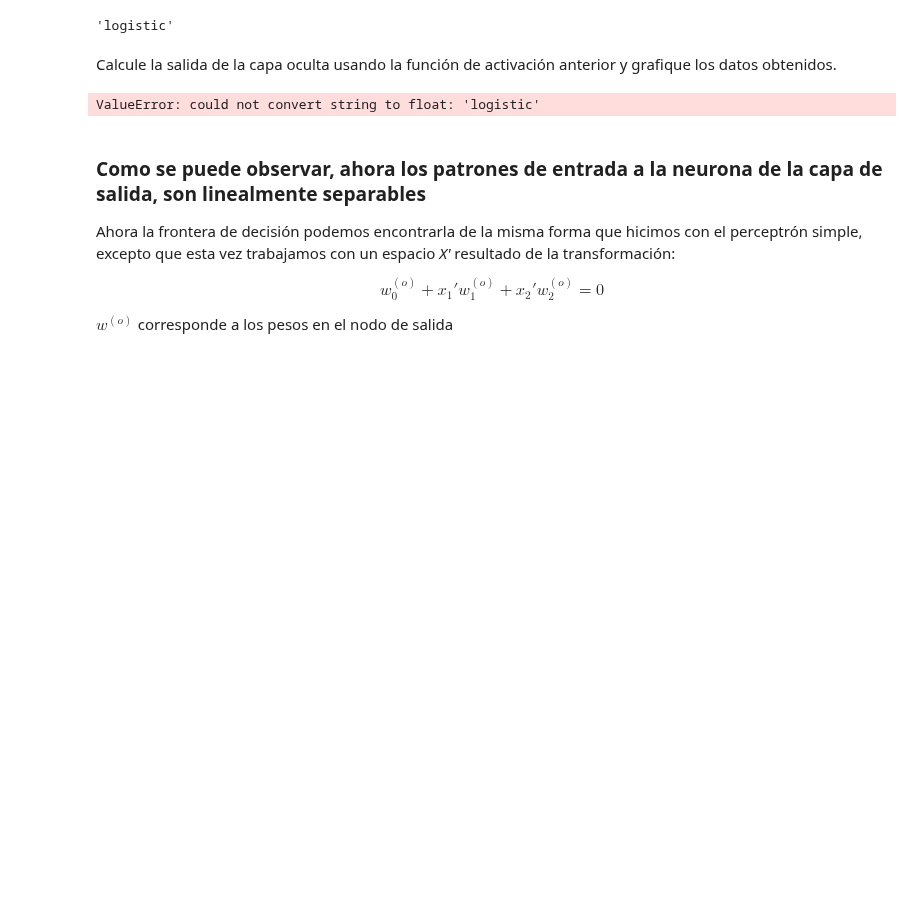
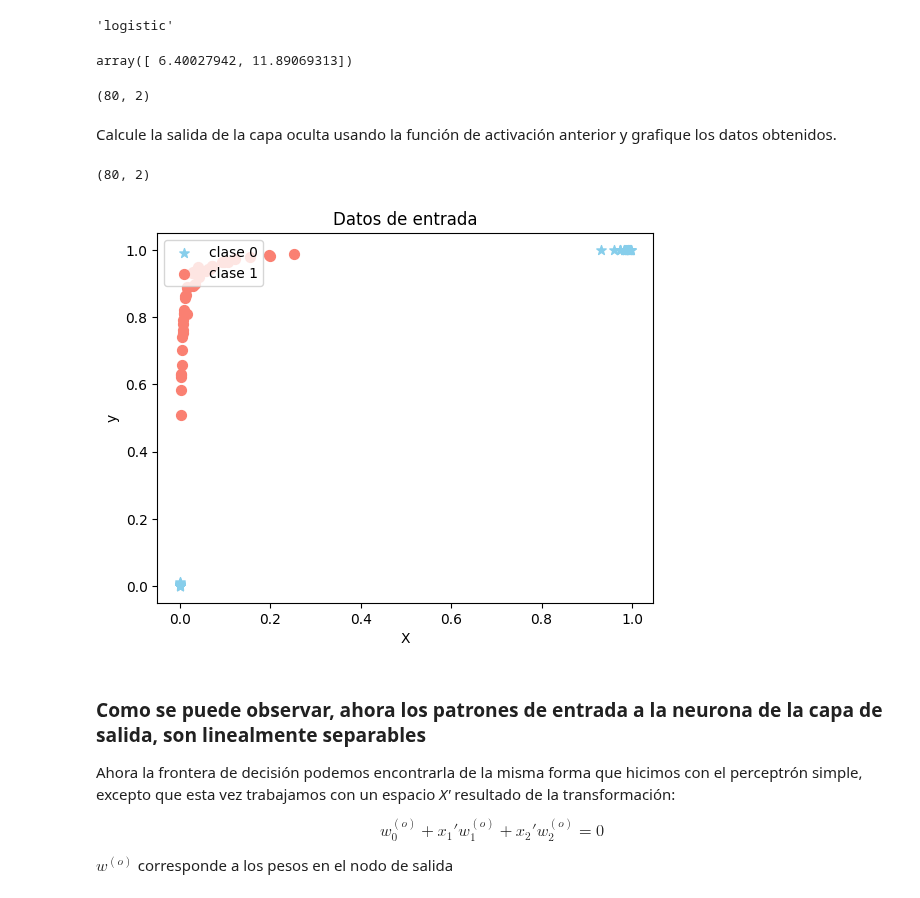
Before and after one commit to DinoMondino/IA, a Jupyter notebook: _6_PS_PMC/PerceptrónMulticapa.ipynb, the cells around one changed output. Saved outputs shown, nothing was run; the diff lists cells and outputs as text; code cells hidden in the pictures; blank space fills up the shorter version.

```diff
--- a/_6_PS_PMC/PerceptrónMulticapa.ipynb
+++ b/_6_PS_PMC/PerceptrónMulticapa.ipynb
@@ -229,6 +239,15 @@ $\vec{x}^{(in)}$ corresponde a los datos de entrada X mas el bias
 pmc.out_activation_
 # %% [output]
 'logistic'
+# %%
+inter
+# %% [output]
+array([ 6.40027942, 11.89069313])
+# %%
+z = np.dot(X, Wh.T) + inter.T
+z.shape
+# %% [output]
+(80, 2)
 # %%
 def sigmoid(z):
     return 1 / (1 + np.exp(-z))
@@ -236,18 +255,23 @@ def sigmoid(z):
 Calcule la salida de la capa oculta usando la función de activación anterior y grafique los datos obtenidos.
 # %%
 #salida de la capa oculta
-pmc.out_activation_ = float(pmc.out_activation_)
-hidden_layer_output = sigmoid(pmc.out_activation_)
+capa_oculta = sigmoid(z)
-# %% [output]
-ValueError: could not convert string to float: 'logistic'
+# %%
+capa_oculta.shape
+# %% [output]
+(80, 2)
 # %%
 # Grafique la salida de la capa oculta
 
-plt.plot(hidden_layer_output)
-plt.title('Hidden Layer Output')
-plt.xlabel('Data Points')
-plt.ylabel('Output')
+plt.scatter(capa_oculta[: , 0][y==0], capa_oculta[: , 1][y==0], c = 'skyblue', label='clase 0', marker='*', s=50)
+plt.scatter(capa_oculta[:, 0][y==1], capa_oculta[: , 1][y==1], c= 'salmon', label='clase 1', marker='o', s=50)
+plt.legend(loc='upper left')
+plt.title("Datos de entrada")
+plt.xlabel("X")
+plt.ylabel("y")
 plt.show()
+# %% [output]
+[figure, added]
 # %% [markdown]
 ### Como se puede observar, ahora los patrones de entrada a la neurona de la capa de salida, son linealmente separables
 Ahora la frontera de decisión podemos encontrarla de la misma forma que hicimos con el perceptrón simple, excepto que esta vez trabajamos con un espacio _X'_ resultado de la transformación:
```
Also changed, not shown: parts of 6 cells of this notebook.
